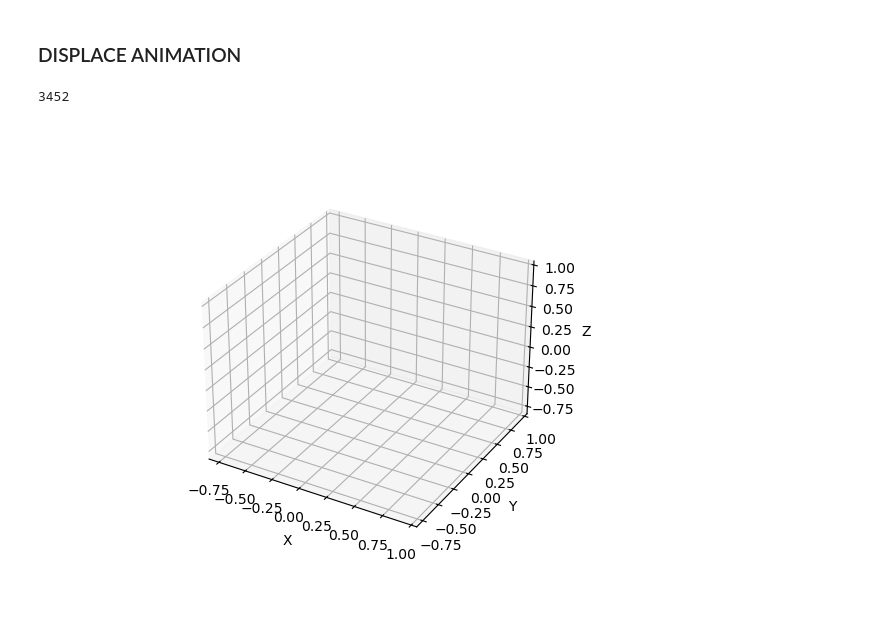
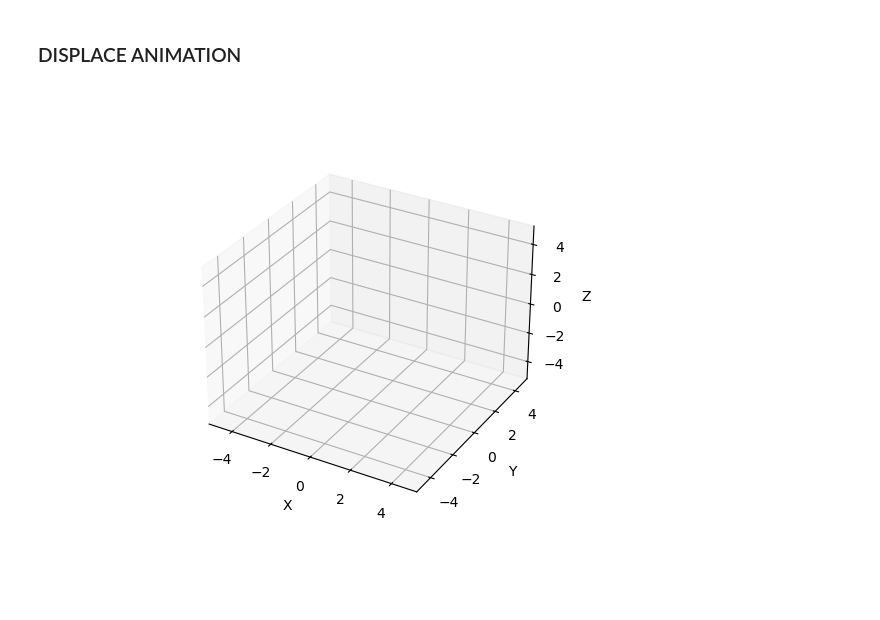
Before and after one commit to lorenzialessandro/CV-project, a Jupyter notebook: Task_1/notebook.ipynb, the cells around one changed output. Saved outputs shown, nothing was run; the diff lists cells and outputs as text; code cells hidden in the pictures.

```diff
--- a/Task_1/notebook.ipynb
+++ b/Task_1/notebook.ipynb
@@ -45,13 +45,13 @@ points = bones_pos + rigid_body_markers_pos + markers_pos
 #points = [[0.0,0.0,0.0] if elem is None else elem for elem in markers for markers in points ]
 points = [[[0.0, 0.0, 0.0] if frame is None else frame for frame in markers] for markers in points]
 
+np_points = np.array(points)
+print((np_points))
 
 # Extract x, y, z coordinates from the data
-x = [point[0] for point in points]
-y = [point[1] for point in points]
-z = [point[2] for point in points]
 
 
-positions = np.array([x, y, z]).T
+
+#positions = np.array([x, y, z]).T
 # %% [output]
 Found rigid bodies: dict_keys(['Ragnetto'])
@@ -59,41 +75,43 @@ Found rigid bodies: dict_keys(['Ragnetto'])
 ### DISPLACE ANIMATION
 # %%
 
-print(n_frames)
 
 # Plot properties
 fig = plt.figure()
 ax = fig.add_subplot(projection='3d')
 
 ax.set_xlabel("X")
 ax.set_ylabel("Y")
 ax.set_zlabel('Z')
 
-ax.set_xlim(np.min(x), np.max(x))
-ax.set_ylim(np.min(y), np.max(y))
-ax.set_zlim(np.min(z), np.max(z))
+# ax.set_xlim(np.min(x), np.max(x))
+# ax.set_ylim(np.min(y), np.max(y))
+# ax.set_zlim(np.min(z), np.max(z))
+ax.set_xlim(-5,5)
+ax.set_ylim(-5,5)
+ax.set_zlim(-5,5)
 
 txt = fig.suptitle('')
 
 # initialize empty set of points
 points, = ax.plot([], [], [], "o")
 
 # define an animation function
 # this determines the plot's behavior at each frame
-def update(t, x, y, z, points):
+def update(t,points):
+    print("....")
     txt.set_text('frame={:d}'.format(t))
 
     # update properties
-    updated_positions = np.array((x[t], y[t], z[t]), dtype=float)
-    points.set_data_3d(updated_positions)
+    # updated_positions = np.array((x[t], y[t], z[t]), dtype=float)
+    points.set_data_3d(points[:,t])
 
     # return modified artists
     return points, txt
 
-ani=animation.FuncAnimation(fig, update, frames=n_frames, fargs=(x, y, z, points))
-# ani.save(filename="animations/animation.gif", writer="pillow", fps=60)
+ani=animation.FuncAnimation(fig, update, frames=n_frames, fargs=np_points.all())
+#ani.save(filename="animations/animation.gif", writer="pillow", fps=60)
 
 plt.show()
 # %% [output]
-3452
-[figure, old version]
+[figure, new version]
```
Also changed, not shown: parts of 1 cell of this notebook, 1 other file.
